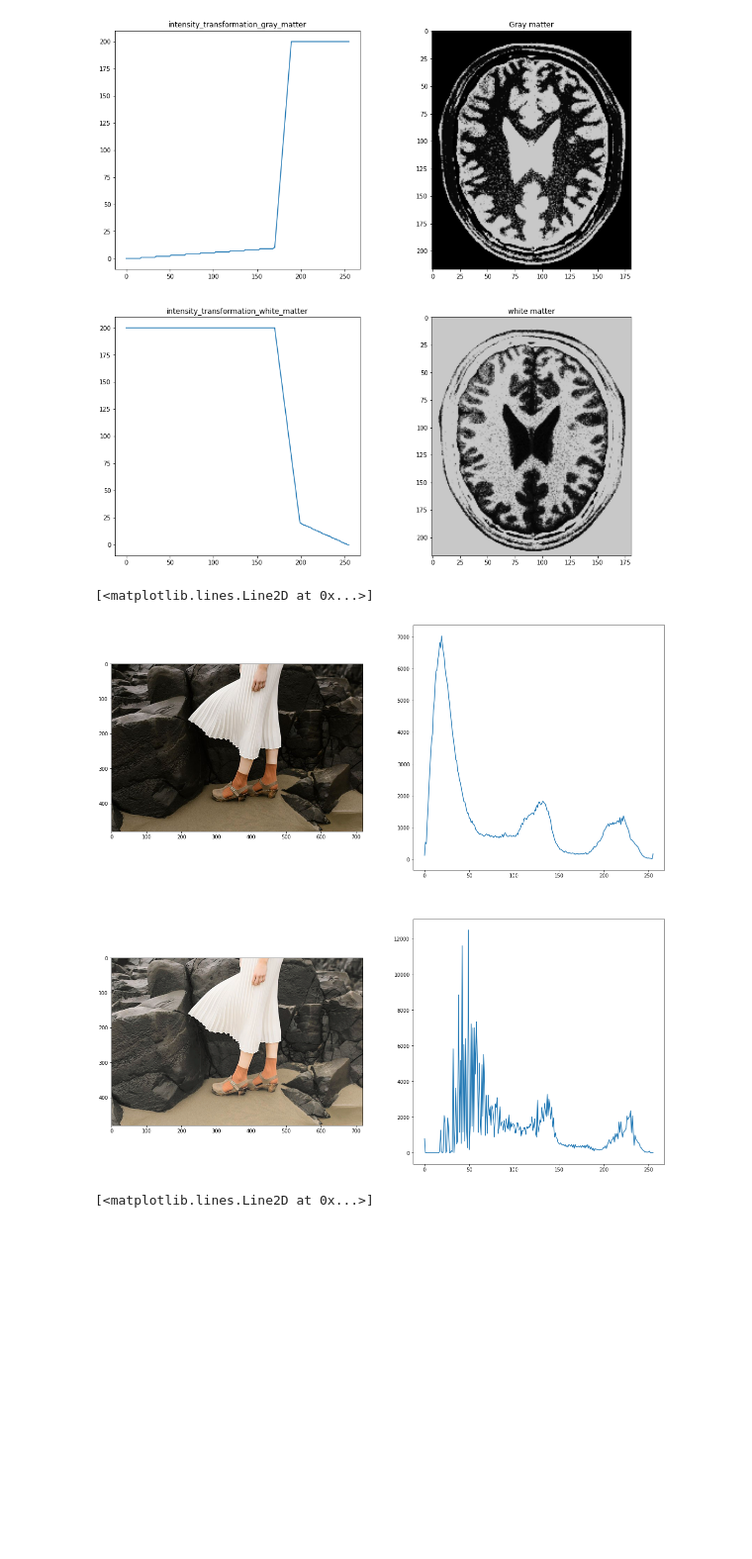
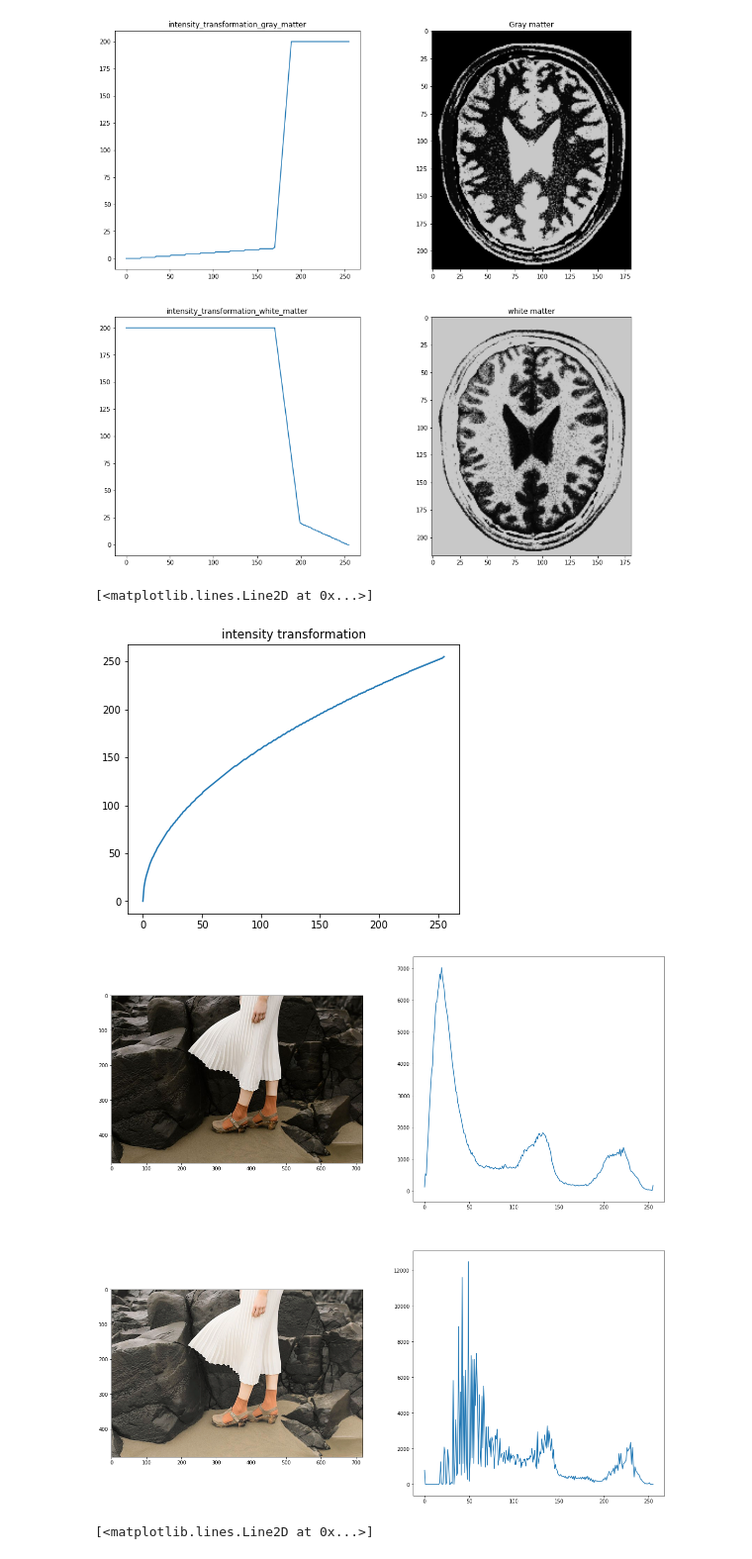
Before and after one commit to Thilanka1999/Computer-Vision-and-Image-Processing, a Jupyter notebook: assignment 1/As1.ipynb, the cells around one changed output. Shown at 99% size. Drawn from its saved outputs; the diff is of its cells as text; code cells hidden in the pictures; blank space fills up the shorter version.

```diff
--- a/assignment 1/As1.ipynb
+++ b/assignment 1/As1.ipynb
@@ -107,29 +107,33 @@ Text(0.5, 1.0, 'white matter')
 # %%
 f = cv.imread(r'highlights_and_shadows.jpg')
 assert f is not None
 
 f1 = cv.cvtColor(f, cv.COLOR_BGR2RGB)
 f2 = cv.cvtColor(f, cv.COLOR_BGR2LAB)
 
 gamma = 0.5
 t = np.array([(p/255)**gamma*255 for p in range(0, 256)]).astype(np.uint8)
+fig, ax = plt.subplots(figsize=(6, 5))
+ax.plot(t)
+ax.set_title("intensity transformation")
 
 f3 = cv.LUT(f2[:, :, 0], t)
 f2[:,:, 0] = f3
 f4 = cv.cvtColor(f2, cv.COLOR_LAB2RGB)
 
 hist_f = cv.calcHist([f], [2], None, [256], [0, 256]) #histogram of original image
 hist_f4 = cv.calcHist([f4], [2], None, [256], [0, 256]) #histogram of gamma corected image
 
 fig, ax = plt.subplots(2, 2, figsize=(20, 20))
 
 ax[0][0].imshow(f1)
 ax[0][1].plot(hist_f)
 ax[1][0].imshow(f4)
 ax[1][1].plot(hist_f4)
 # %% [output]
 [<matplotlib.lines.Line2D at 0x...>]
-[figure, old version]
+[figure, new version]
+[figure, added]
 # %%
 import cv2 as cv
 import matplotlib.pyplot as plt
```
Also changed, not shown: parts of 3 cells of this notebook.
